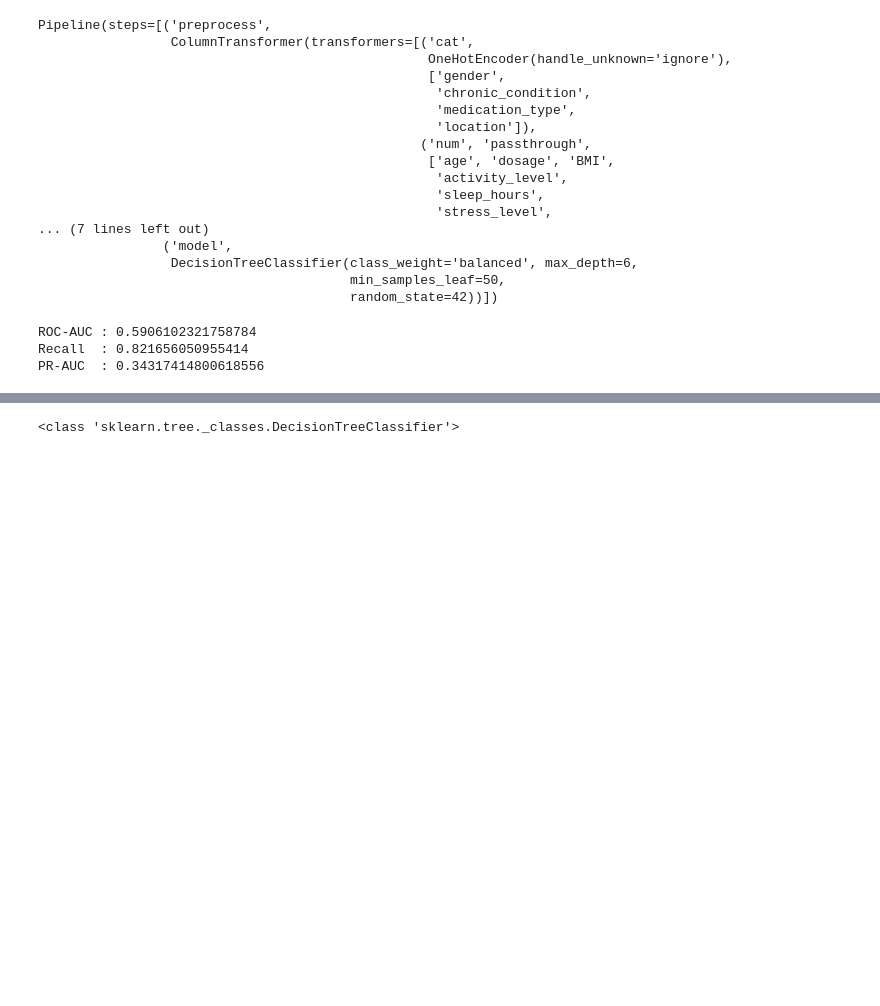
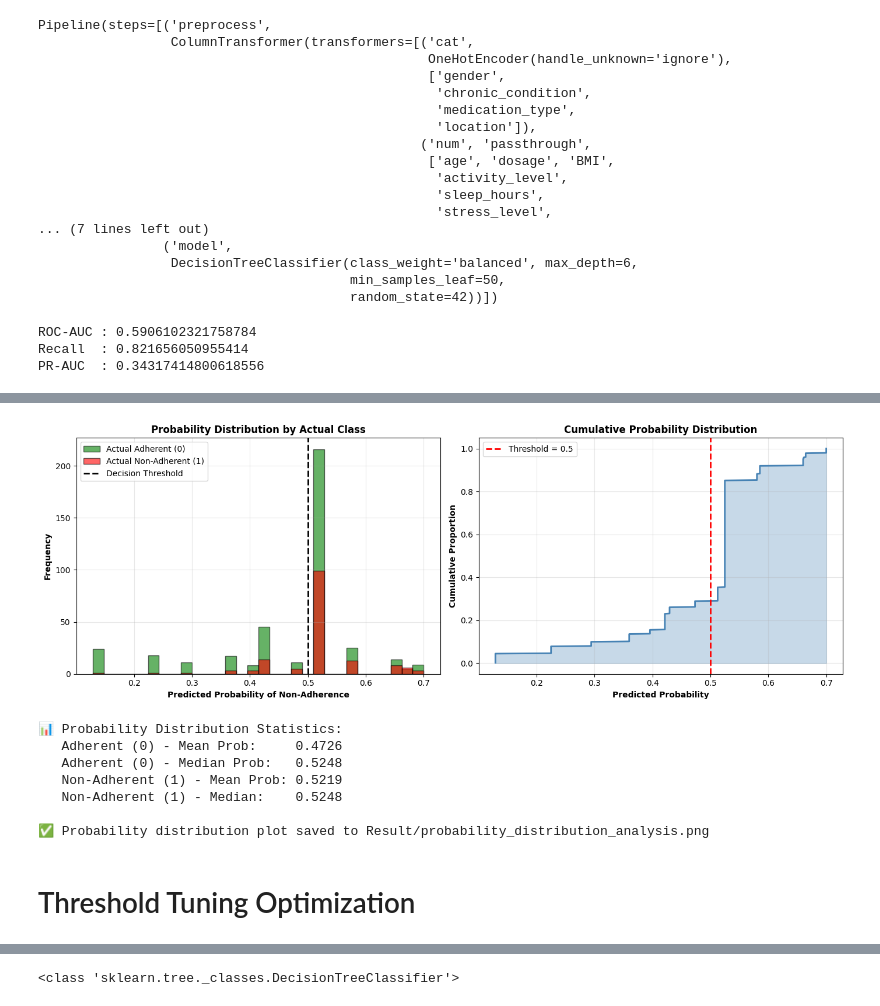
Before and after one commit to Riskyduha/Improving-Machine-Learning-Model-Performance-for-Patient-Non-Adherence-Prediction, a Jupyter notebook: main_imbalance.ipynb, the cells around one changed output, grey strips where cells are left out. Saved outputs shown, nothing was run; the diff lists cells and outputs as text; code cells hidden in the pictures; blank space fills up the shorter version.

```diff
--- a/main_imbalance.ipynb
+++ b/main_imbalance.ipynb
@@ -346,0 +682,54 @@ PR-AUC  : 0.34317414800618556
+# %%
+# ========== PROBABILITY DISTRIBUTION ANALYSIS ==========
+fig, axes = plt.subplots(1, 2, figsize=(14, 5))
+
+# Plot 1: Probability Histogram by Actual Class
+ax1 = axes[0]
+adherent_probs = y_proba_final[y_test == 0]
+non_adherent_probs = y_proba_final[y_test == 1]
+
+ax1.hist(adherent_probs, bins=30, alpha=0.6, color='green', label='Actual Adherent (0)', edgecolor='black')
+ax1.hist(non_adherent_probs, bins=30, alpha=0.6, color='red', label='Actual Non-Adherent (1)', edgecolor='black')
+ax1.axvline(0.5, color='black', linestyle='--', linewidth=2, label='Decision Threshold')
+ax1.set_xlabel('Predicted Probability of Non-Adherence', fontweight='bold')
+ax1.set_ylabel('Frequency', fontweight='bold')
+ax1.set_title('Probability Distribution by Actual Class', fontweight='bold')
+ax1.legend()
+ax1.grid(alpha=0.3)
+
+# Plot 2: Cumulative Distribution
+ax2 = axes[1]
+sorted_probs = np.sort(y_proba_final)
+cumulative = np.arange(1, len(sorted_probs) + 1) / len(sorted_probs)
+
+ax2.plot(sorted_probs, cumulative, linewidth=2, color='steelblue')
+ax2.axvline(0.5, color='red', linestyle='--', linewidth=2, label='Threshold = 0.5')
+ax2.fill_between(sorted_probs, 0, cumulative, alpha=0.3, color='steelblue')
+ax2.set_xlabel('Predicted Probability', fontweight='bold')
+ax2.set_ylabel('Cumulative Proportion', fontweight='bold')
+ax2.set_title('Cumulative Probability Distribution', fontweight='bold')
+ax2.legend()
+ax2.grid(alpha=0.3)
+
+plt.tight_layout()
+plt.savefig('Result/probability_distribution_analysis.png', dpi=300, bbox_inches='tight')
+plt.show()
+
+# Statistics
+print("\n📊 Probability Distribution Statistics:")
+print(f"   Adherent (0) - Mean Prob:     {adherent_probs.mean():.4f}")
+print(f"   Adherent (0) - Median Prob:   {np.median(adherent_probs):.4f}")
+print(f"   Non-Adherent (1) - Mean Prob: {non_adherent_probs.mean():.4f}")
+print(f"   Non-Adherent (1) - Median:    {np.median(non_adherent_probs):.4f}")
+print(f"\n✅ Probability distribution plot saved to Result/probability_distribution_analysis.png")
+# %% [output]
+[figure, added]
+📊 Probability Distribution Statistics:
+   Adherent (0) - Mean Prob:     0.4726
+   Adherent (0) - Median Prob:   0.5248
+   Non-Adherent (1) - Mean Prob: 0.5219
+   Non-Adherent (1) - Median:    0.5248
+
+✅ Probability distribution plot saved to Result/probability_distribution_analysis.png
+# %% [markdown]
+# Threshold Tuning Optimization
```
Also changed, not shown: parts of 6 cells of this notebook, 9 other files.
